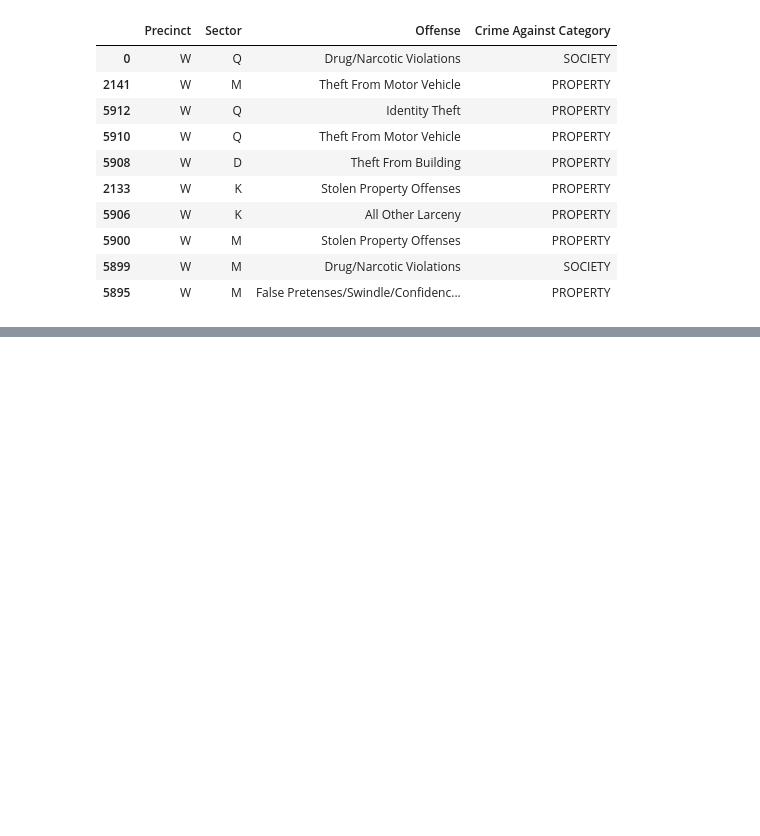
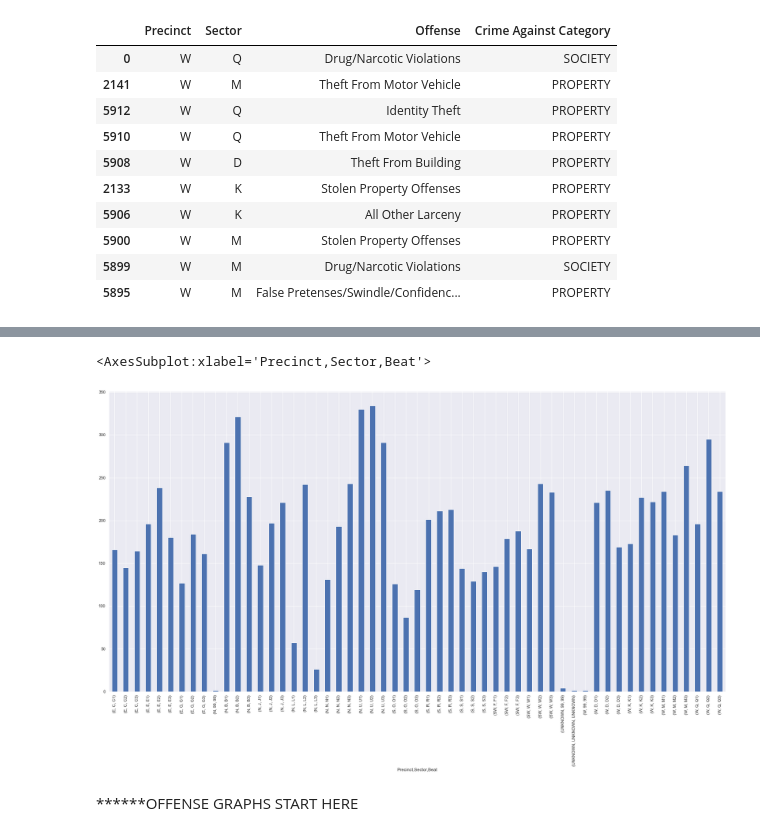
Before and after one commit to msenosain/spd-use-of-force_DS4A, a Jupyter notebook: notebooks/13_EDA_crime.ipynb, the cells around one changed output, grey strips where cells are left out. Drawn from its saved outputs; the diff is of its cells as text; code cells hidden in the pictures; blank space fills up the shorter version.

```diff
--- a/notebooks/13_EDA_crime.ipynb
+++ b/notebooks/13_EDA_crime.ipynb
@@ -146,0 +149,3 @@ df[['Precinct', 'Sector',"Offense", 'Crime Against Category']].sort_values(by='P
+# %%
+police_loc = df.groupby(["Precinct", "Sector", "Beat"]).size()
+police_loc
@@ -146,0 +170,7 @@ df[['Precinct', 'Sector',"Offense", 'Crime Against Category']].sort_values(by='P
+# %%
+police_loc.plot(kind='bar', figsize=(30,15))
+# %% [output]
+<AxesSubplot:xlabel='Precinct,Sector,Beat'>
+[figure, added]
+# %% [markdown]
+******OFFENSE GRAPHS START HERE
```
Also changed, not shown: parts of 8 cells of this notebook.
